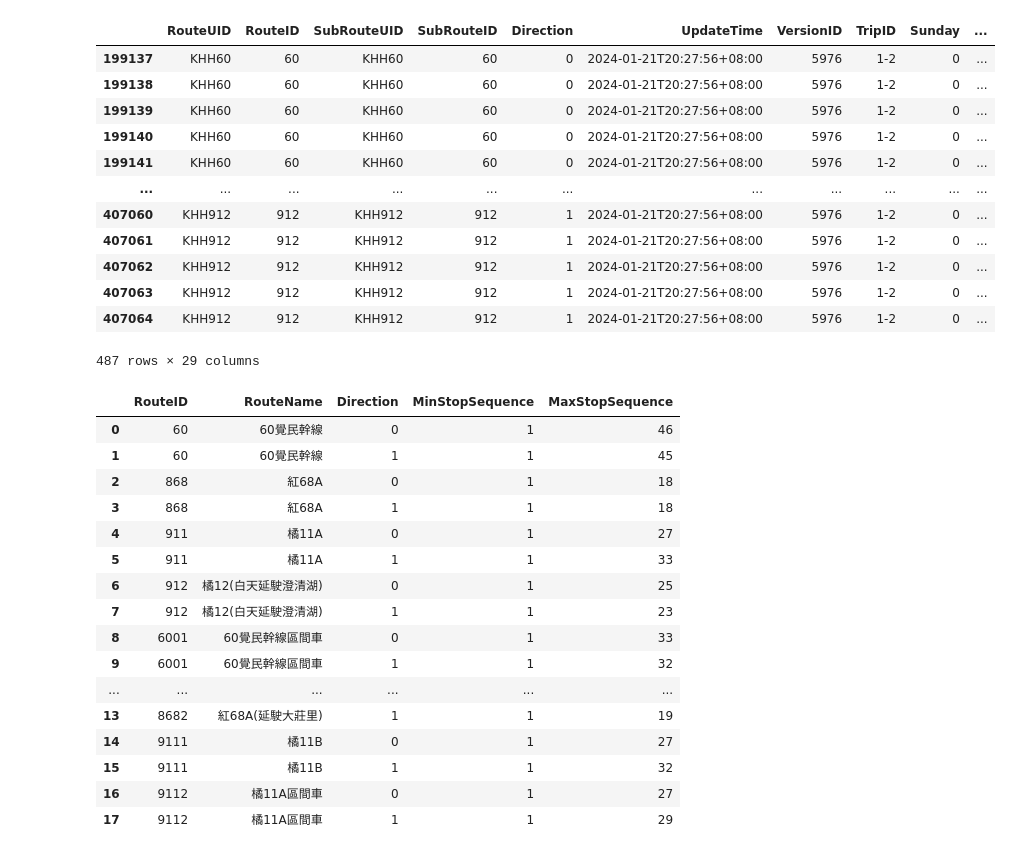
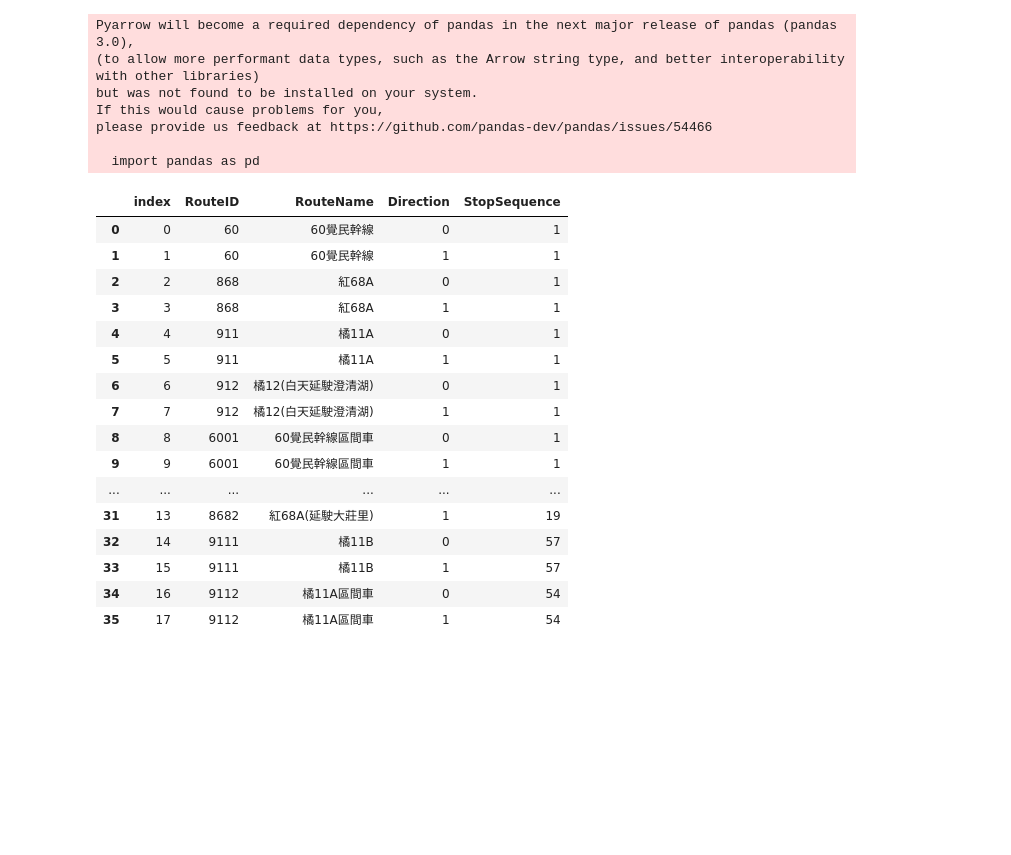
Before and after one commit to chaoyen199611/KBUS, a Jupyter notebook: test.ipynb, the cells around one changed output. Cells and saved outputs as stored; diff of their text form; code cells hidden in the pictures; blank space fills up the shorter version.

Commit message:
visualize data

```diff
--- a/test.ipynb
+++ b/test.ipynb
@@ -1,50 +1,50 @@
 # %%
 import pandas as pd
 
-route_name_list = ['紅68A','紅68A(延駛大莊里)','紅68B','紅68B(部分繞駛嘉興國中)','60覺民幹線','60覺民幹線區間車',
+route_name_list = ['紅68A','紅68A(延駛大莊里)','紅68B(部分繞駛嘉興國中)','60覺民幹線','60覺民幹線區間車',
                    '橘12(白天延駛澄清湖)','橘11A','橘11B','橘11A區間車','224']
 
 # 時刻表資料
 df_sch = pd.read_csv('tdx.csv',index_col=0)
 df_sch = df_sch.loc[df_sch['RouteName'].isin(route_name_list)]
-display(df_sch.loc[df_sch["TripID"]=='1-2'])
 df_sch = df_sch[['RouteID','RouteName','Direction','TripID','StopSequence','StopName']]
-df_sch = df_sch.groupby(['RouteID','RouteName','Direction'])\
-                .agg(MinStopSequence=('StopSequence','min'),MaxStopSequence=('StopSequence','max')).reset_index()
+df_sch = df_sch.groupby(['RouteID','RouteName','Direction']).agg(MinStopSequence=('StopSequence','min'),MaxStopSequence=('StopSequence','max')).reset_index()
+df_sch_a = df_sch[['RouteID','RouteName','Direction','MinStopSequence']].rename(columns={'MinStopSequence':'StopSequence'})
+df_sch_b = df_sch[['RouteID','RouteName','Direction','MaxStopSequence']].rename(columns={'MaxStopSequence':'StopSequence'})
+df_sch = pd.concat([df_sch_a,df_sch_b]).reset_index()
+
+# 調整橘11A站點數
+df_sch.loc[23,'StopSequence'] = 58
+df_sch.loc[22,'StopSequence'] = 58
+# 橘12B
+df_sch.loc[32,'StopSequence'] = 57
+df_sch.loc[33,'StopSequence'] = 57
+# 橘11A區間車
+df_sch.loc[34,'StopSequence'] = 54
+df_sch.loc[35,'StopSequence'] = 54
 display(df_sch)
-# df_sch_a = df_sch[['RouteID','RouteName','Direction','MinStopSequence']].rename(columns={'MinStopSequence':'StopSequence'})
-# df_sch_b = df_sch[['RouteID','RouteName','Direction','MaxStopSequence']].rename(columns={'MaxStopSequence':'StopSequence'})
-# df_sch = pd.concat([df_sch_a,df_sch_b])
-
-# display(df_sch)
 # %% [output]
+Pyarrow will become a required dependency of pandas in the next major release of pandas (pandas 3.0),
+(to allow more performant data types, such as the Arrow string type, and better interoperability with other libraries)
+but was not found to be installed on your system.
+If this would cause problems for you,
+please provide us feedback at https://github.com/pandas-dev/pandas/issues/54466
+
+  import pandas as pd
-|  | RouteUID | RouteID | SubRouteUID | SubRouteID | Direction | UpdateTime | VersionID | TripID | Sunday | ... |
-| 199137 | KHH60 | 60 | KHH60 | 60 | 0 | 2024-01-21T20:27:56+08:00 | 5976 | 1-2 | 0 | ... |
-| 199138 | KHH60 | 60 | KHH60 | 60 | 0 | 2024-01-21T20:27:56+08:00 | 5976 | 1-2 | 0 | ... |
-| 199139 | KHH60 | 60 | KHH60 | 60 | 0 | 2024-01-21T20:27:56+08:00 | 5976 | 1-2 | 0 | ... |
-| 199140 | KHH60 | 60 | KHH60 | 60 | 0 | 2024-01-21T20:27:56+08:00 | 5976 | 1-2 | 0 | ... |
-| 199141 | KHH60 | 60 | KHH60 | 60 | 0 | 2024-01-21T20:27:56+08:00 | 5976 | 1-2 | 0 | ... |
-| ... | ... | ... | ... | ... | ... | ... | ... | ... | ... | ... |
-| 407060 | KHH912 | 912 | KHH912 | 912 | 1 | 2024-01-21T20:27:56+08:00 | 5976 | 1-2 | 0 | ... |
-| 407061 | KHH912 | 912 | KHH912 | 912 | 1 | 2024-01-21T20:27:56+08:00 | 5976 | 1-2 | 0 | ... |
-| 407062 | KHH912 | 912 | KHH912 | 912 | 1 | 2024-01-21T20:27:56+08:00 | 5976 | 1-2 | 0 | ... |
-| 407063 | KHH912 | 912 | KHH912 | 912 | 1 | 2024-01-21T20:27:56+08:00 | 5976 | 1-2 | 0 | ... |
-| 407064 | KHH912 | 912 | KHH912 | 912 | 1 | 2024-01-21T20:27:56+08:00 | 5976 | 1-2 | 0 | ... |
+|  | index | RouteID | RouteName | Direction | StopSequence |
+| 0 | 0 | 60 | 60覺民幹線 | 0 | 1 |
+| 1 | 1 | 60 | 60覺民幹線 | 1 | 1 |
+| 2 | 2 | 868 | 紅68A | 0 | 1 |
+| 3 | 3 | 868 | 紅68A | 1 | 1 |
+| 4 | 4 | 911 | 橘11A | 0 | 1 |
+| 5 | 5 | 911 | 橘11A | 1 | 1 |
+| 6 | 6 | 912 | 橘12(白天延駛澄清湖) | 0 | 1 |
+| 7 | 7 | 912 | 橘12(白天延駛澄清湖) | 1 | 1 |
+| 8 | 8 | 6001 | 60覺民幹線區間車 | 0 | 1 |
+| 9 | 9 | 6001 | 60覺民幹線區間車 | 1 | 1 |
+| ... | ... | ... | ... | ... | ... |
+| 31 | 13 | 8682 | 紅68A(延駛大莊里) | 1 | 19 |
+| 32 | 14 | 9111 | 橘11B | 0 | 57 |
+| 33 | 15 | 9111 | 橘11B | 1 | 57 |
+| 34 | 16 | 9112 | 橘11A區間車 | 0 | 54 |
+| 35 | 17 | 9112 | 橘11A區間車 | 1 | 54 |
-487 rows × 29 columns
-|  | RouteID | RouteName | Direction | MinStopSequence | MaxStopSequence |
-| 0 | 60 | 60覺民幹線 | 0 | 1 | 46 |
-| 1 | 60 | 60覺民幹線 | 1 | 1 | 45 |
-| 2 | 868 | 紅68A | 0 | 1 | 18 |
-| 3 | 868 | 紅68A | 1 | 1 | 18 |
-| 4 | 911 | 橘11A | 0 | 1 | 27 |
-| 5 | 911 | 橘11A | 1 | 1 | 33 |
-| 6 | 912 | 橘12(白天延駛澄清湖) | 0 | 1 | 25 |
-| 7 | 912 | 橘12(白天延駛澄清湖) | 1 | 1 | 23 |
-| 8 | 6001 | 60覺民幹線區間車 | 0 | 1 | 33 |
-| 9 | 6001 | 60覺民幹線區間車 | 1 | 1 | 32 |
-| ... | ... | ... | ... | ... | ... |
-| 13 | 8682 | 紅68A(延駛大莊里) | 1 | 1 | 19 |
-| 14 | 9111 | 橘11B | 0 | 1 | 27 |
-| 15 | 9111 | 橘11B | 1 | 1 | 32 |
-| 16 | 9112 | 橘11A區間車 | 0 | 1 | 27 |
-| 17 | 9112 | 橘11A區間車 | 1 | 1 | 29 |
```
Also changed, not shown: parts of 21 cells of this notebook, 2 other files.
